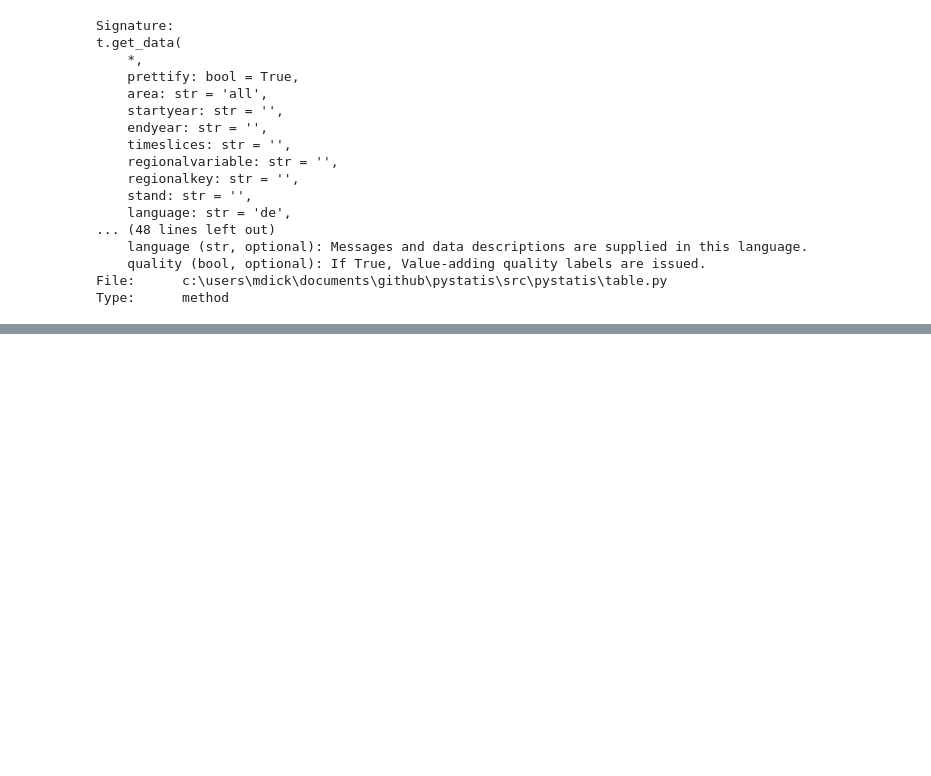
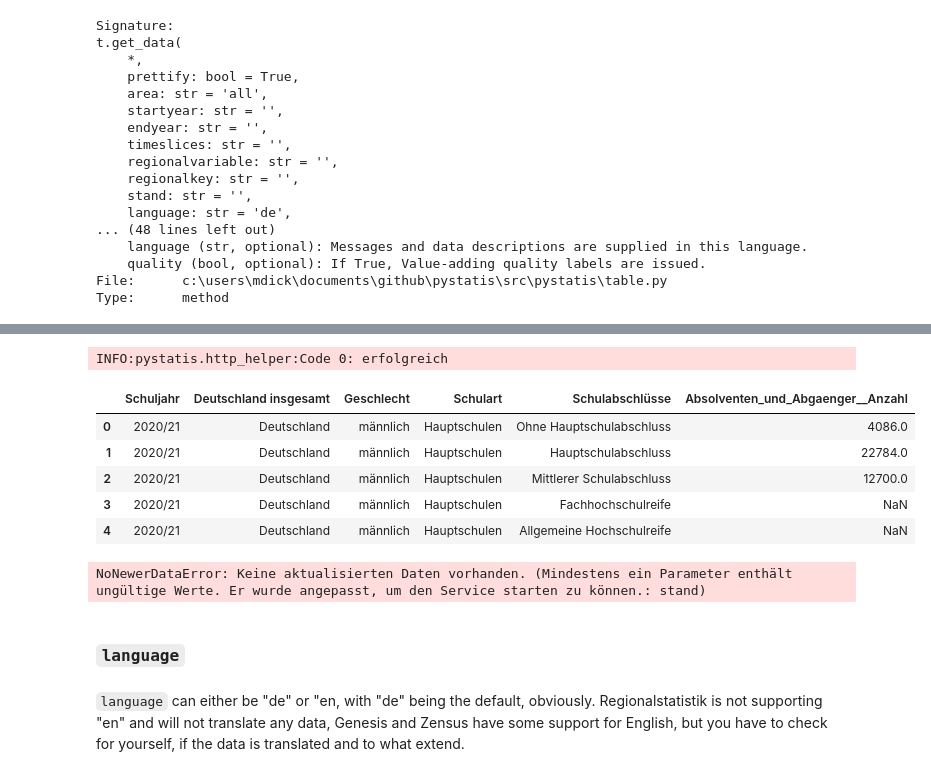
Before and after one commit to CorrelAid/pystatis, a Jupyter notebook: nb/01_table.ipynb, the cells around one changed output, grey strips where cells are left out. Cells and saved outputs as stored; diff of their text form; code cells hidden in the pictures; blank space fills up the shorter version.

```diff
--- a/nb/01_table.ipynb
+++ b/nb/01_table.ipynb
@@ -169,0 +371,20 @@ t.data
+# %%
+t.get_data(stand="01.01.2023") # before updated date, so should return data
+t.data.head()
+# %% [output]
+INFO:pystatis.http_helper:Code 0: erfolgreich
+|  | Schuljahr | Deutschland insgesamt | Geschlecht | Schulart | Schulabschlüsse | Absolventen_und_Abgaenger__Anzahl |
+| 0 | 2020/21 | Deutschland | männlich | Hauptschulen | Ohne Hauptschulabschluss | 4086.0 |
+| 1 | 2020/21 | Deutschland | männlich | Hauptschulen | Hauptschulabschluss | 22784.0 |
+| 2 | 2020/21 | Deutschland | männlich | Hauptschulen | Mittlerer Schulabschluss | 12700.0 |
+| 3 | 2020/21 | Deutschland | männlich | Hauptschulen | Fachhochschulreife | NaN |
+| 4 | 2020/21 | Deutschland | männlich | Hauptschulen | Allgemeine Hochschulreife | NaN |
+# %%
+t.get_data(stand="01.01.2024") # after updated date, so error
+t.data.head()
+# %% [output]
+NoNewerDataError: Keine aktualisierten Daten vorhanden. (Mindestens ein Parameter enthält ungültige Werte. Er wurde angepasst, um den Service starten zu können.: stand)
+# %% [markdown]
+### `language`
+# %% [markdown]
+`language` can either be "de" or "en, with "de" being the default, obviously. Regionalstatistik is not supporting "en" and will not translate any data, Genesis and Zensus have some support for English, but you have to check for yourself, if the data is translated and to what extend.
```
Also changed, not shown: parts of 55 cells of this notebook, 4 other files.
